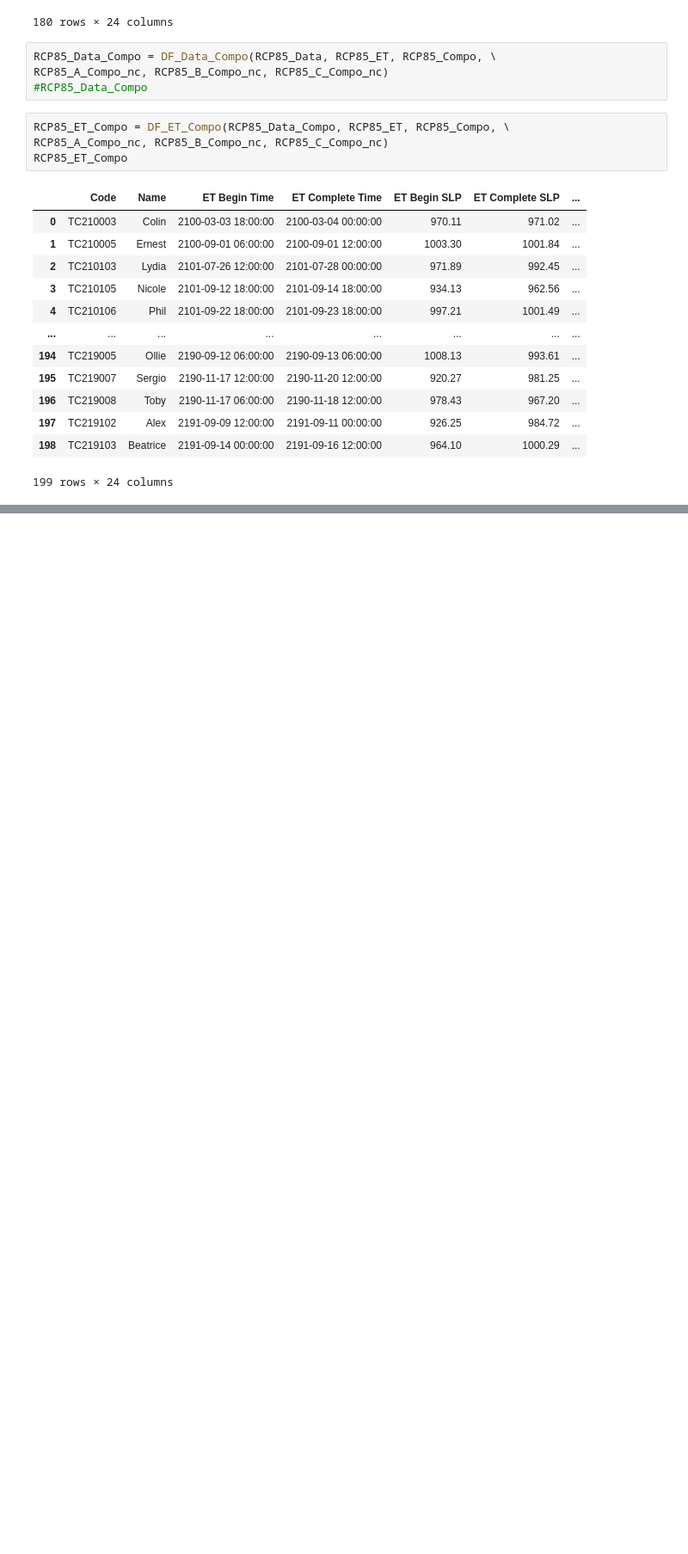
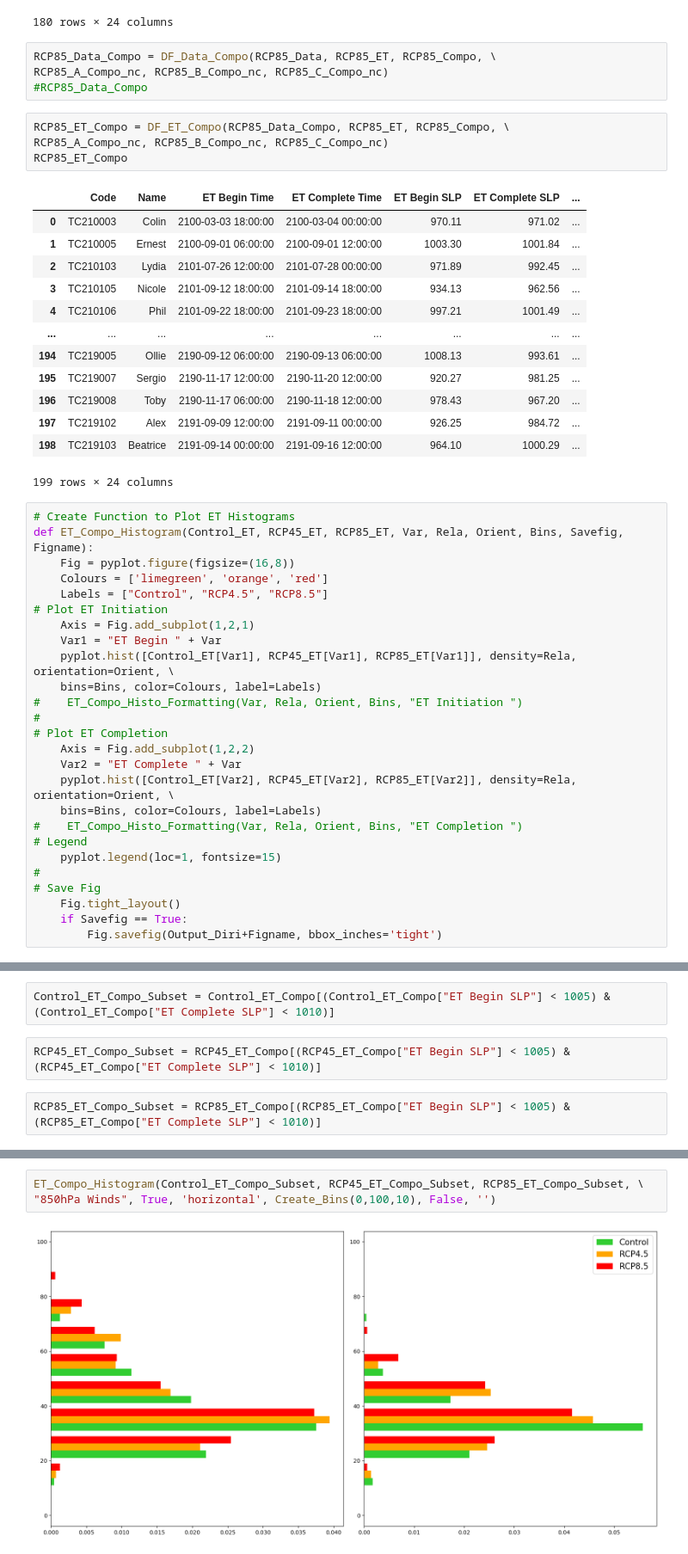
Before and after one commit to Luigi728/ExtraTrack_Github, a Jupyter notebook: RCP_Analysis/RCP_Analysis_V6.7.2.ipynb, the cells around one changed output, grey strips where cells are left out. Shown: that part at 86% size. Cells and saved outputs as stored; diff of their text form; blank space fills up the shorter version.

```diff
--- a/RCP_Analysis/RCP_Analysis_V6.7.2.ipynb
+++ b/RCP_Analysis/RCP_Analysis_V6.7.2.ipynb
@@ -432,3 +432,29 @@ RCP85_ET_Compo
 | 197 | TC219102 | Alex | 2191-09-09 12:00:00 | 2191-09-11 00:00:00 | 926.25 | 984.72 | ... |
 | 198 | TC219103 | Beatrice | 2191-09-14 00:00:00 | 2191-09-16 12:00:00 | 964.10 | 1000.29 | ... |
 199 rows × 24 columns
+# %%
+# Create Function to Plot ET Histograms
+def ET_Compo_Histogram(Control_ET, RCP45_ET, RCP85_ET, Var, Rela, Orient, Bins, Savefig, Figname):
+    Fig = pyplot.figure(figsize=(16,8))
+    Colours = ['limegreen', 'orange', 'red']
+    Labels = ["Control", "RCP4.5", "RCP8.5"]
+# Plot ET Initiation
+    Axis = Fig.add_subplot(1,2,1)
+    Var1 = "ET Begin " + Var
+    pyplot.hist([Control_ET[Var1], RCP45_ET[Var1], RCP85_ET[Var1]], density=Rela, orientation=Orient, \
+    bins=Bins, color=Colours, label=Labels)
+#    ET_Compo_Histo_Formatting(Var, Rela, Orient, Bins, "ET Initiation ")
+#
+# Plot ET Completion
+    Axis = Fig.add_subplot(1,2,2)
+    Var2 = "ET Complete " + Var
+    pyplot.hist([Control_ET[Var2], RCP45_ET[Var2], RCP85_ET[Var2]], density=Rela, orientation=Orient, \
+    bins=Bins, color=Colours, label=Labels)
+#    ET_Compo_Histo_Formatting(Var, Rela, Orient, Bins, "ET Completion ")
+# Legend
+    pyplot.legend(loc=1, fontsize=15)
+#
+# Save Fig
+    Fig.tight_layout()
+    if Savefig == True:
+        Fig.savefig(Output_Diri+Figname, bbox_inches='tight')
@@ -434,0 +501,6 @@ RCP85_ET_Compo
+# %%
+Control_ET_Compo_Subset = Control_ET_Compo[(Control_ET_Compo["ET Begin SLP"] < 1005) & (Control_ET_Compo["ET Complete SLP"] < 1010)]
+# %%
+RCP45_ET_Compo_Subset = RCP45_ET_Compo[(RCP45_ET_Compo["ET Begin SLP"] < 1005) & (RCP45_ET_Compo["ET Complete SLP"] < 1010)]
+# %%
+RCP85_ET_Compo_Subset = RCP85_ET_Compo[(RCP85_ET_Compo["ET Begin SLP"] < 1005) & (RCP85_ET_Compo["ET Complete SLP"] < 1010)]
@@ -434,0 +511,5 @@ RCP85_ET_Compo
+# %%
+ET_Compo_Histogram(Control_ET_Compo_Subset, RCP45_ET_Compo_Subset, RCP85_ET_Compo_Subset, \
+"850hPa Winds", True, 'horizontal', Create_Bins(0,100,10), False, '')
+# %% [output]
+[figure, added]
```
Also changed, not shown: parts of 8 cells of this notebook, 6 other files.
